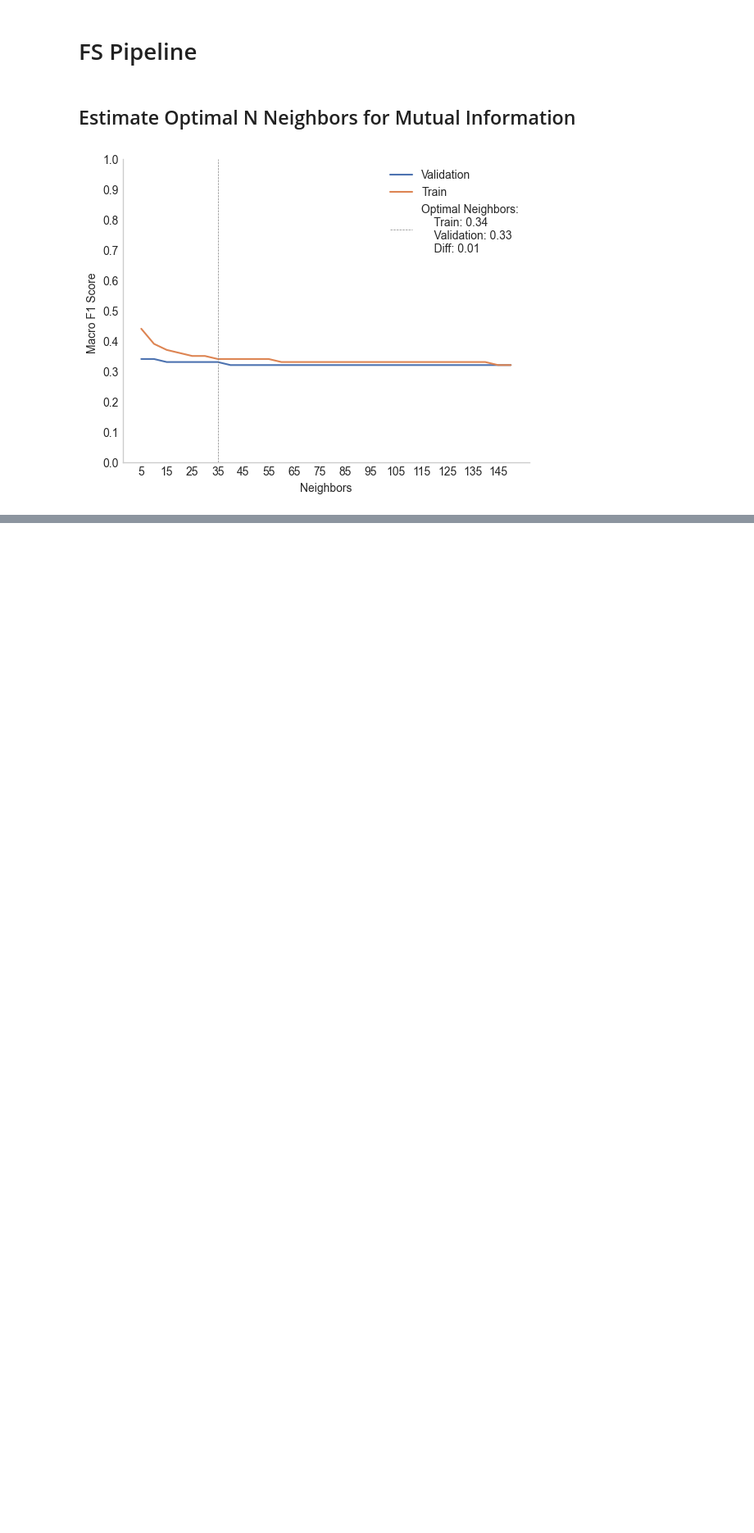
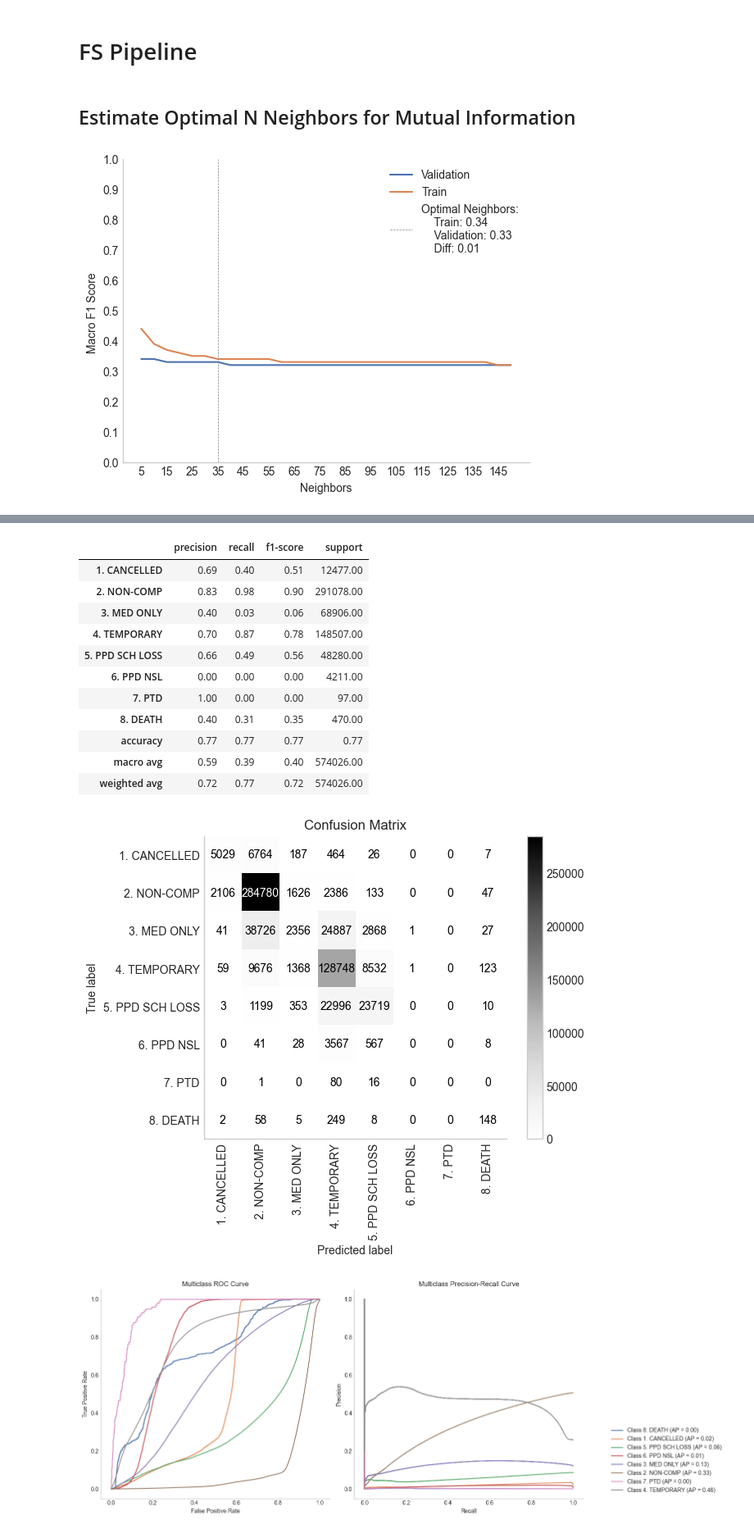
Before and after one commit to DiogoPF/Multiclass_Classification-WCB, a Jupyter notebook: Pipeline_diogo.ipynb, the cells around one changed output, grey strips where cells are left out. Shown: that part at 82% size. Drawn from its saved outputs; the diff is of its cells as text; code cells hidden in the pictures; blank space fills up the shorter version.

```diff
--- a/Pipeline_diogo.ipynb
+++ b/Pipeline_diogo.ipynb
@@ -1913,0 +1319,17 @@ predictions.to_csv("predictions_pipeline.csv", index=False)
+# %%
+df, cm, curves = analyse_best_model(base_models_gs)
+# %% [output]
+|  | precision | recall | f1-score | support |
+| 1. CANCELLED | 0.69 | 0.40 | 0.51 | 12477.00 |
+| 2. NON-COMP | 0.83 | 0.98 | 0.90 | 291078.00 |
+| 3. MED ONLY | 0.40 | 0.03 | 0.06 | 68906.00 |
+| 4. TEMPORARY | 0.70 | 0.87 | 0.78 | 148507.00 |
+| 5. PPD SCH LOSS | 0.66 | 0.49 | 0.56 | 48280.00 |
+| 6. PPD NSL | 0.00 | 0.00 | 0.00 | 4211.00 |
+| 7. PTD | 1.00 | 0.00 | 0.00 | 97.00 |
+| 8. DEATH | 0.40 | 0.31 | 0.35 | 470.00 |
+| accuracy | 0.77 | 0.77 | 0.77 | 0.77 |
+| macro avg | 0.59 | 0.39 | 0.40 | 574026.00 |
+| weighted avg | 0.72 | 0.77 | 0.72 | 574026.00 |
+[figure, added]
+[figure, added]
```
Also changed, not shown: parts of 35 cells of this notebook.
